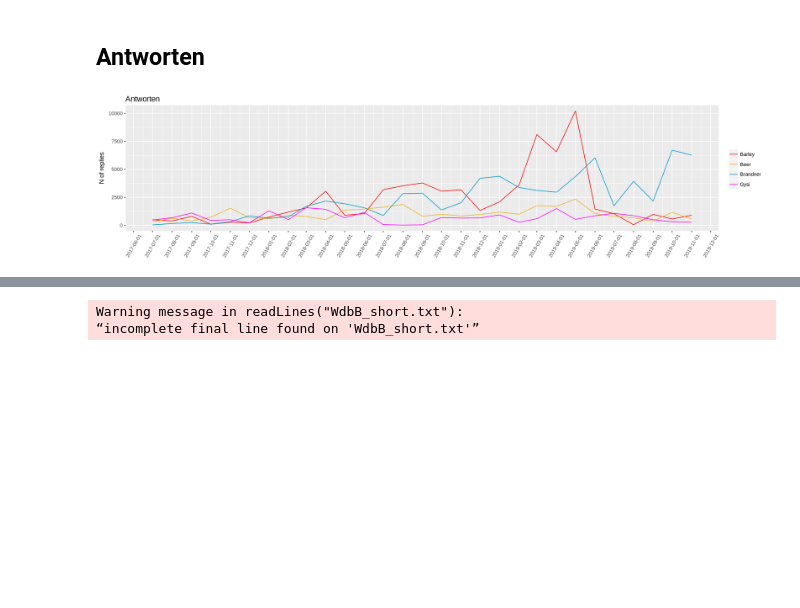
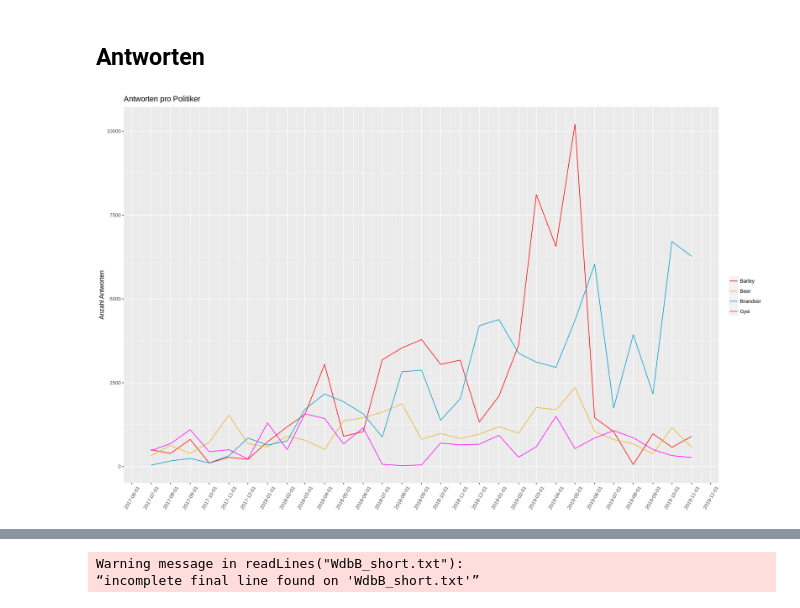
Before and after one commit to gesiscss/gesis_dataday_20, a Jupyter notebook: smm/Politiker_Vergleich.ipynb, the cells around one changed output, grey strips where cells are left out. Drawn from its saved outputs; the diff is of its cells as text; code cells hidden in the pictures; blank space fills up the shorter version.

```diff
--- a/smm/Politiker_Vergleich.ipynb
+++ b/smm/Politiker_Vergleich.ipynb
@@ -126,13 +146,14 @@ ggplot(data=tweets_by, aes(x=as.Date(labels), y=values)) +
 # %% [markdown]
 ## Antworten
 # %%
-# plotting reponses
+# Plotting der Antworten
+
 ggplot(data=replies_to, aes(x=as.Date(labels), y=values)) +
     geom_line(aes(colour = factor(politician_name))) +
     theme(axis.text.x = element_text( angle = 60, hjust = 0.5, vjust = 0.5),
         axis.title.x = element_blank(), legend.title = element_blank()) +
-    labs(title = "Antworten", y = "N of replies") +
+    labs(title = "Antworten pro Politiker", y = "Anzahl Antworten") +
     scale_color_manual(name='politician_name',values=color_palette)+
     scale_x_date(date_breaks = "1 month")
 # %% [output]
-[figure, old version]
+[figure, new version]
```
Also changed, not shown: parts of 44 cells of this notebook, 1 other file.
